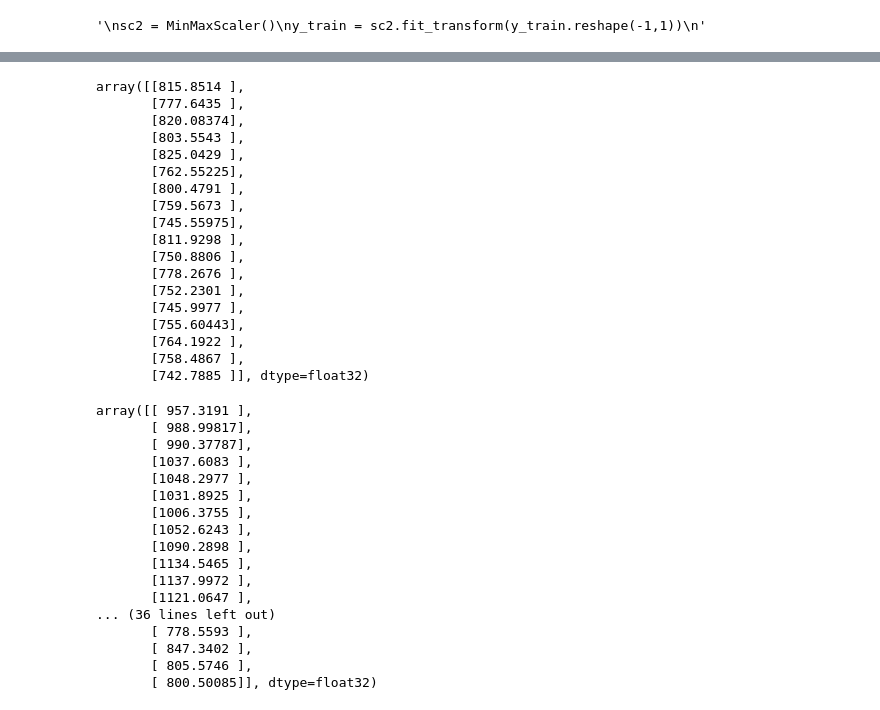
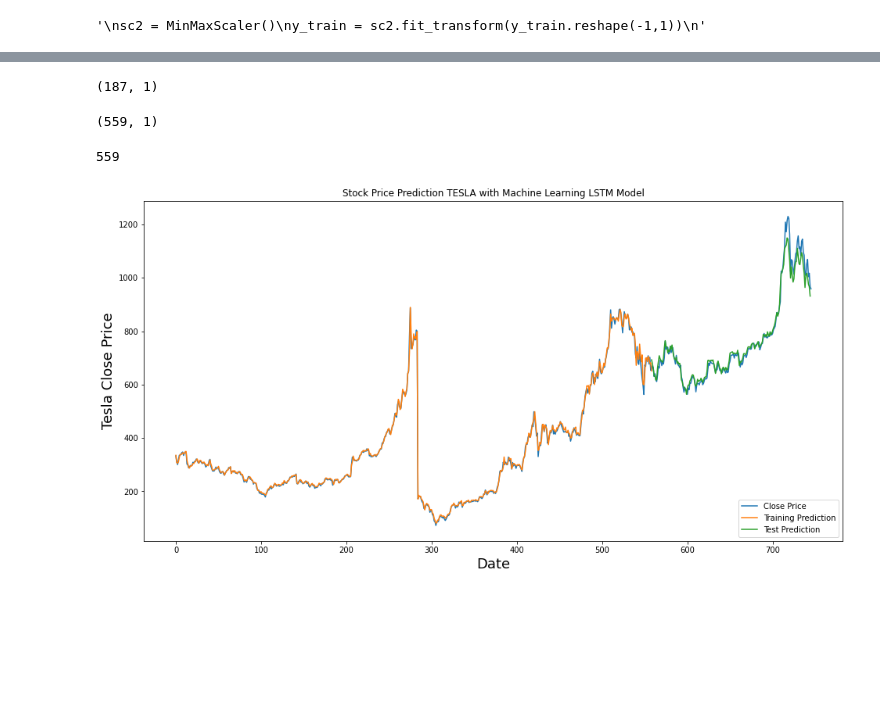
Before and after one commit to 4lbatr0s/stock-prediction-with-sentimental-analysis, a Jupyter notebook: lstm_stock_prediction_w_sentimental.ipynb, the cells around one changed output, grey strips where cells are left out. Cells and saved outputs as stored; diff of their text form; code cells hidden in the pictures; blank space fills up the shorter version.

Commit message:
create model, plplot

```diff
--- a/lstm_stock_prediction_w_sentimental.ipynb
+++ b/lstm_stock_prediction_w_sentimental.ipynb
@@ -94,6 +92,8 @@ for i in range(0,len(merged_data['Combined_News'])):
 merged_data['Compound']=compound
 # %%
 merged_data.to_excel('merged_data_tesla4.xlsx')
+# %%
+merged_data = pd.read_excel("final_data.xlsx")
 # %%
 keep_columns=['Open','High','Low','Volume','Subjectivity','Polarity','Compound']
 # %%
@@ -378,41 +421,8 @@ array([[775.47998 ],
 # %%
-test_predict
+test_predict.shape
 # %% [output]
-array([[815.8514 ],
-       [777.6435 ],
-       [820.08374],
-       [803.5543 ],
-       [825.0429 ],
-       [762.55225],
-       [800.4791 ],
-       [759.5673 ],
-       [745.55975],
-       [811.9298 ],
-       [750.8806 ],
-       [778.2676 ],
-       [752.2301 ],
-       [745.9977 ],
-       [755.60443],
-       [764.1922 ],
-       [758.4867 ],
-       [742.7885 ]], dtype=float32)
+(187, 1)
 # %%
-train_predict
+train_predict.shape
 # %% [output]
-array([[ 957.3191 ],
-       [ 988.99817],
-       [ 990.37787],
-       [1037.6083 ],
-       [1048.2977 ],
-       [1031.8925 ],
-       [1006.3755 ],
-       [1052.6243 ],
-       [1090.2898 ],
-       [1134.5465 ],
-       [1137.9972 ],
-       [1121.0647 ],
-... (36 lines left out)
-       [ 778.5593 ],
-       [ 847.3402 ],
-       [ 805.5746 ],
-       [ 800.50085]], dtype=float32)
+(559, 1)
@@ -418,0 +431,24 @@ array([[ 957.3191 ],
+# %%
+len(train_predict)
+# %% [output]
+559
+# %%
+# train = close_values[0:training_data_size, 0:]
+# valid.append(predictions)
+#x_train = train setimiz, y_train
+look_back = 7
+plt.figure(figsize=(16,8))
+plt.title('Stock Price Prediction TESLA with Machine Learning LSTM Model')
+plt.xlabel('Date', fontsize=18)
+plt.ylabel('Tesla Close Price', fontsize=18)
+plt.plot(y_values)
+plt.plot(train_predict)
+plt.plot(np.arange(len(test_predict)) + len(y_train)-1, test_predict)
+plt.legend(['Close Price', 'Training Prediction', 'Test Prediction'], loc='lower right')
+plt.show()
+
+
+
+# you seemed to mess up the labels
+# %% [output]
+[figure, added]
```
Also changed, not shown: parts of 40 cells of this notebook, 3 other files.
